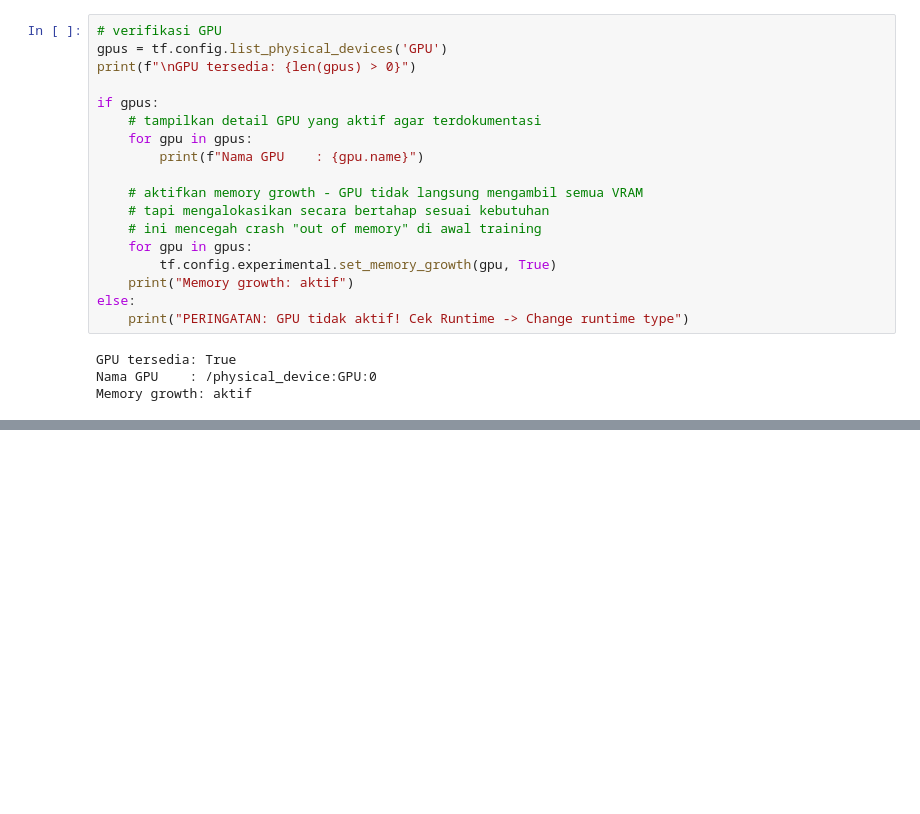
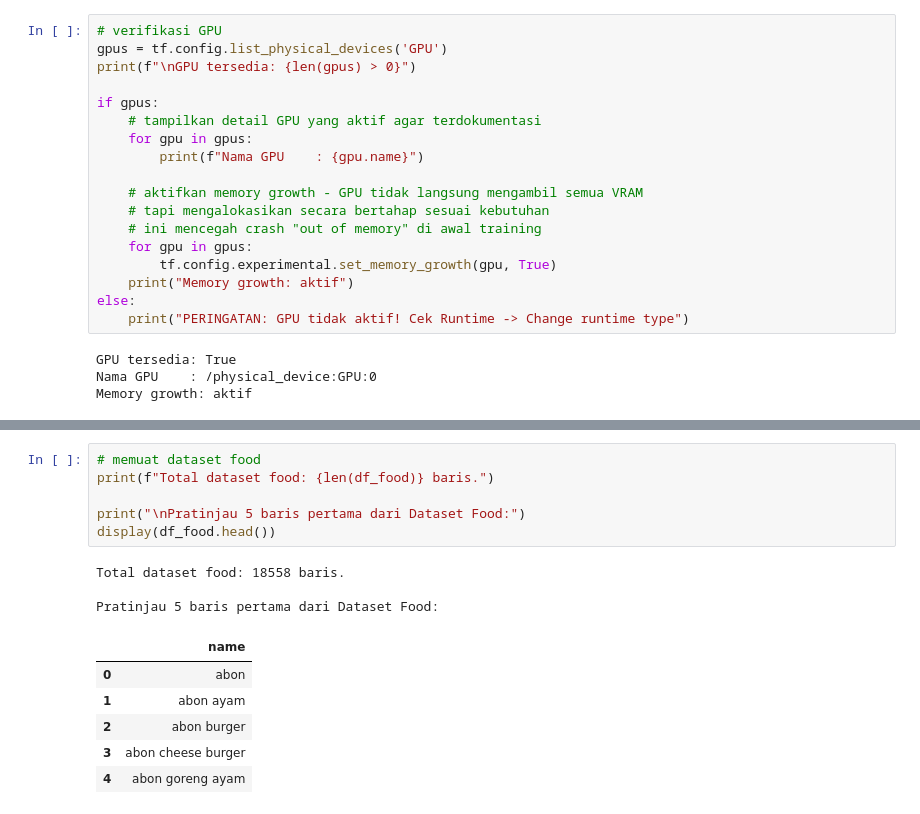
Before and after one commit to Sugandarilovv/ChatKasir, a Jupyter notebook: ai-model/notebooks/02_training.ipynb, the cells around one changed output, grey strips where cells are left out. Cells and saved outputs as stored; diff of their text form; blank space fills up the shorter version.

```diff
--- a/ai-model/notebooks/02_training.ipynb
+++ b/ai-model/notebooks/02_training.ipynb
@@ -1356,0 +55,16 @@ File: chatkasir_v1_best.keras
+# %%
+# memuat dataset food
+print(f"Total dataset food: {len(df_food)} baris.")
+
+print("\nPratinjau 5 baris pertama dari Dataset Food:")
+display(df_food.head())
+# %% [output]
+Total dataset food: 18558 baris.
+
+Pratinjau 5 baris pertama dari Dataset Food:
+|  | name |
+| 0 | abon |
+| 1 | abon ayam |
+| 2 | abon burger |
+| 3 | abon cheese burger |
+| 4 | abon goreng ayam |
```
Also changed, not shown: parts of 98 cells of this notebook.
